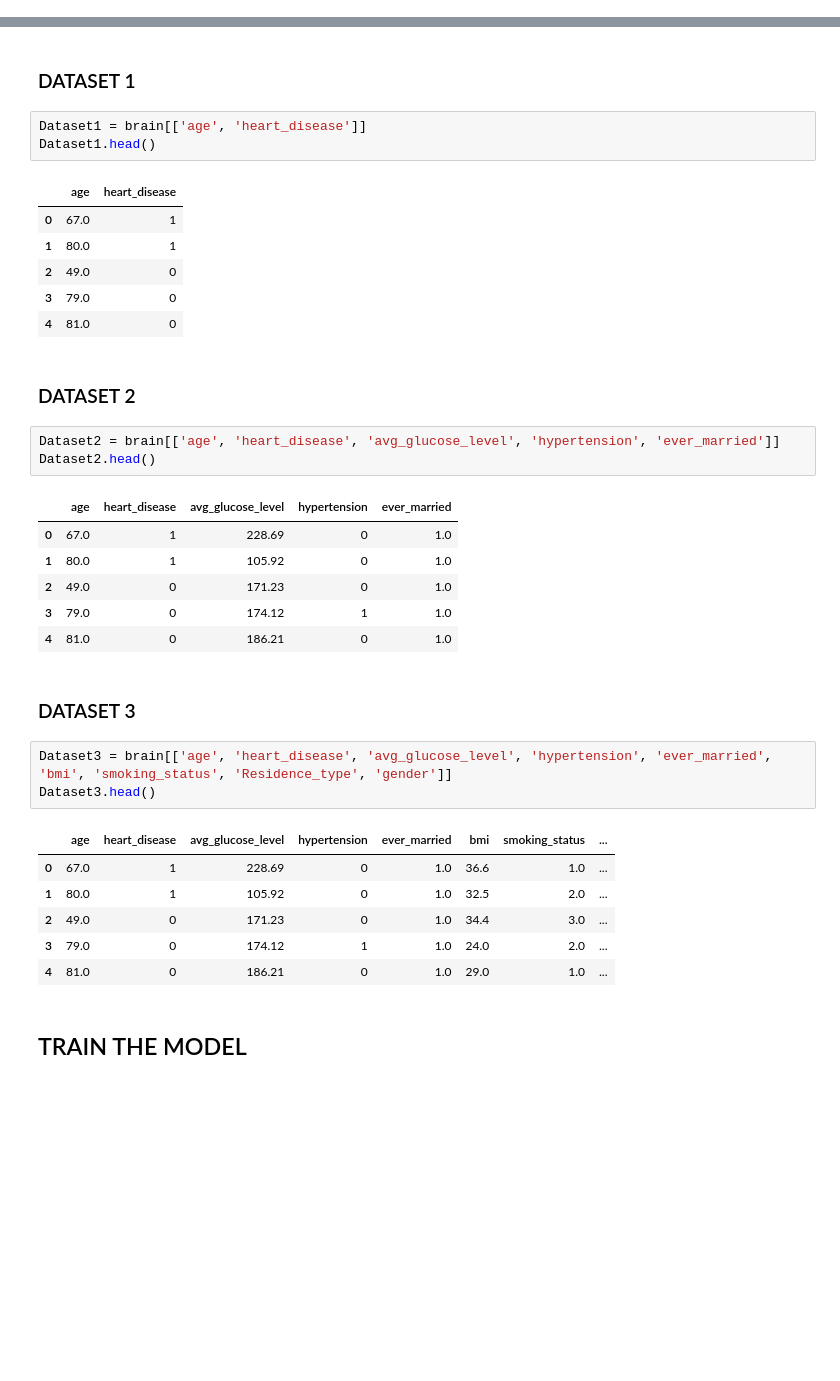
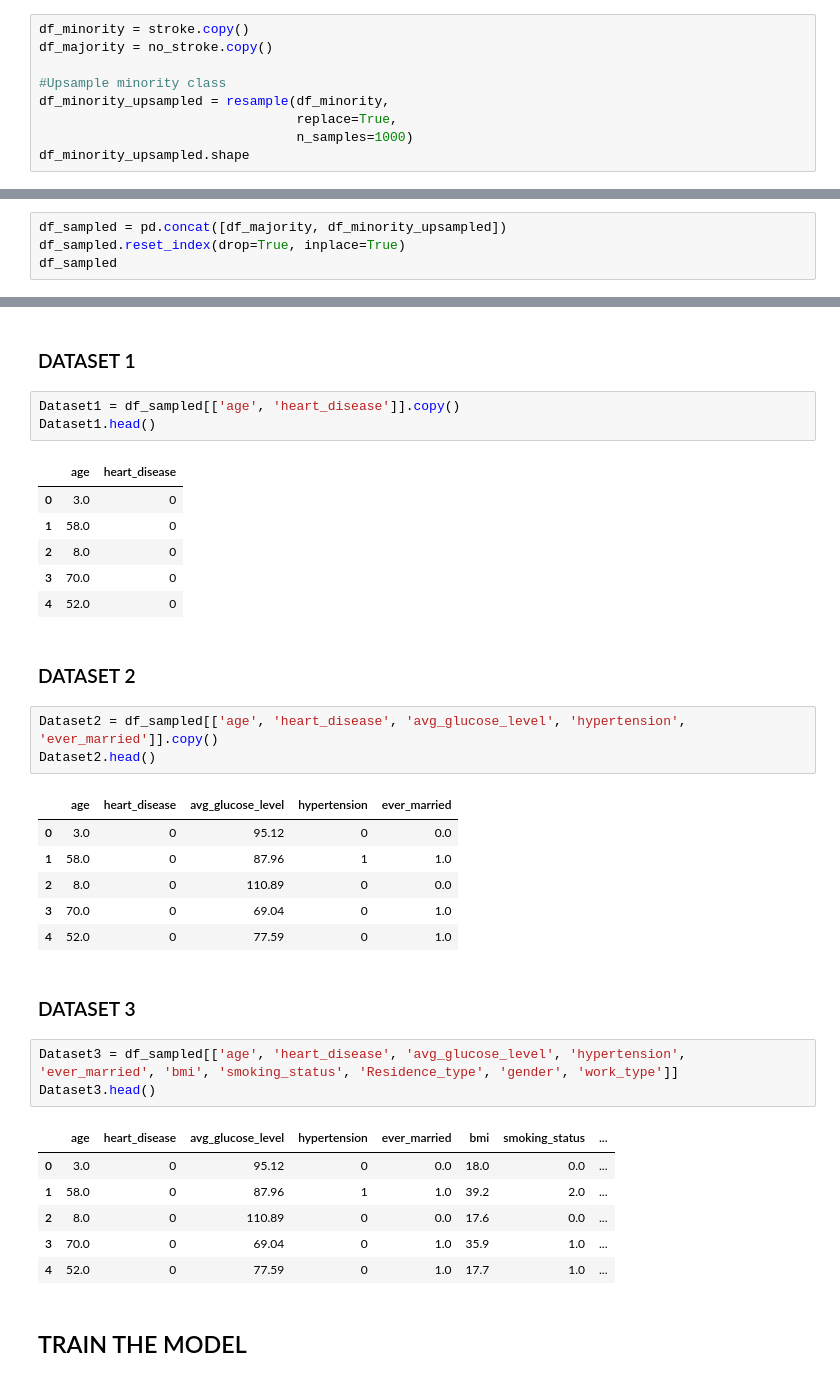
Before and after one commit to KishanBapodra/Brain-Tumor-Detection-ML, a Jupyter notebook: Week 2 - Lab.ipynb, the cells around one changed output, grey strips where cells are left out. Saved outputs shown, nothing was run; the diff lists cells and outputs as text; blank space fills up the shorter version.

```diff
--- a/Week 2 - Lab.ipynb
+++ b/Week 2 - Lab.ipynb
@@ -361,0 +373,9 @@ The above shows up as NaN because there is no change in the value of Stroke no m
+# %%
+df_minority = stroke.copy()
+df_majority = no_stroke.copy()
+
+#Upsample minority class
+df_minority_upsampled = resample(df_minority,
+                                 replace=True,
+                                 n_samples=1000)
+df_minority_upsampled.shape
@@ -361,0 +384,4 @@ The above shows up as NaN because there is no change in the value of Stroke no m
+# %%
+df_sampled = pd.concat([df_majority, df_minority_upsampled])
+df_sampled.reset_index(drop=True, inplace=True)
+df_sampled
@@ -364,39 +404,39 @@ The above shows up as NaN because there is no change in the value of Stroke no m
 # %% [markdown]
 ### DATASET 1
 # %%
-Dataset1 = brain[['age', 'heart_disease']]
+Dataset1 = df_sampled[['age', 'heart_disease']].copy()
 Dataset1.head()
 # %% [output]
 |  | age | heart_disease |
-| 0 | 67.0 | 1 |
-| 1 | 80.0 | 1 |
-| 2 | 49.0 | 0 |
-| 3 | 79.0 | 0 |
-| 4 | 81.0 | 0 |
+| 0 | 3.0 | 0 |
+| 1 | 58.0 | 0 |
+| 2 | 8.0 | 0 |
+| 3 | 70.0 | 0 |
+| 4 | 52.0 | 0 |
 # %% [markdown]
 ### DATASET 2
 # %%
-Dataset2 = brain[['age', 'heart_disease', 'avg_glucose_level', 'hypertension', 'ever_married']]
+Dataset2 = df_sampled[['age', 'heart_disease', 'avg_glucose_level', 'hypertension', 'ever_married']].copy()
 Dataset2.head()
 # %% [output]
 |  | age | heart_disease | avg_glucose_level | hypertension | ever_married |
-| 0 | 67.0 | 1 | 228.69 | 0 | 1.0 |
-| 1 | 80.0 | 1 | 105.92 | 0 | 1.0 |
-| 2 | 49.0 | 0 | 171.23 | 0 | 1.0 |
-| 3 | 79.0 | 0 | 174.12 | 1 | 1.0 |
-| 4 | 81.0 | 0 | 186.21 | 0 | 1.0 |
+| 0 | 3.0 | 0 | 95.12 | 0 | 0.0 |
+| 1 | 58.0 | 0 | 87.96 | 1 | 1.0 |
+| 2 | 8.0 | 0 | 110.89 | 0 | 0.0 |
+| 3 | 70.0 | 0 | 69.04 | 0 | 1.0 |
+| 4 | 52.0 | 0 | 77.59 | 0 | 1.0 |
 # %% [markdown]
 ### DATASET 3
 # %%
-Dataset3 = brain[['age', 'heart_disease', 'avg_glucose_level', 'hypertension', 'ever_married', 'bmi', 'smoking_status', 'Residence_type', 'gender']]
+Dataset3 = df_sampled[['age', 'heart_disease', 'avg_glucose_level', 'hypertension', 'ever_married', 'bmi', 'smoking_status', 'Residence_type', 'gender', 'work_type']]
 Dataset3.head()
 # %% [output]
 |  | age | heart_disease | avg_glucose_level | hypertension | ever_married | bmi | smoking_status | ... |
-| 0 | 67.0 | 1 | 228.69 | 0 | 1.0 | 36.6 | 1.0 | ... |
-| 1 | 80.0 | 1 | 105.92 | 0 | 1.0 | 32.5 | 2.0 | ... |
-| 2 | 49.0 | 0 | 171.23 | 0 | 1.0 | 34.4 | 3.0 | ... |
-| 3 | 79.0 | 0 | 174.12 | 1 | 1.0 | 24.0 | 2.0 | ... |
-| 4 | 81.0 | 0 | 186.21 | 0 | 1.0 | 29.0 | 1.0 | ... |
+| 0 | 3.0 | 0 | 95.12 | 0 | 0.0 | 18.0 | 0.0 | ... |
+| 1 | 58.0 | 0 | 87.96 | 1 | 1.0 | 39.2 | 2.0 | ... |
+| 2 | 8.0 | 0 | 110.89 | 0 | 0.0 | 17.6 | 0.0 | ... |
+| 3 | 70.0 | 0 | 69.04 | 0 | 1.0 | 35.9 | 1.0 | ... |
+| 4 | 52.0 | 0 | 77.59 | 0 | 1.0 | 17.7 | 1.0 | ... |
 # %% [markdown]
 ## TRAIN THE MODEL
 # %% [markdown]
```
Also changed, not shown: parts of 15 cells of this notebook.
